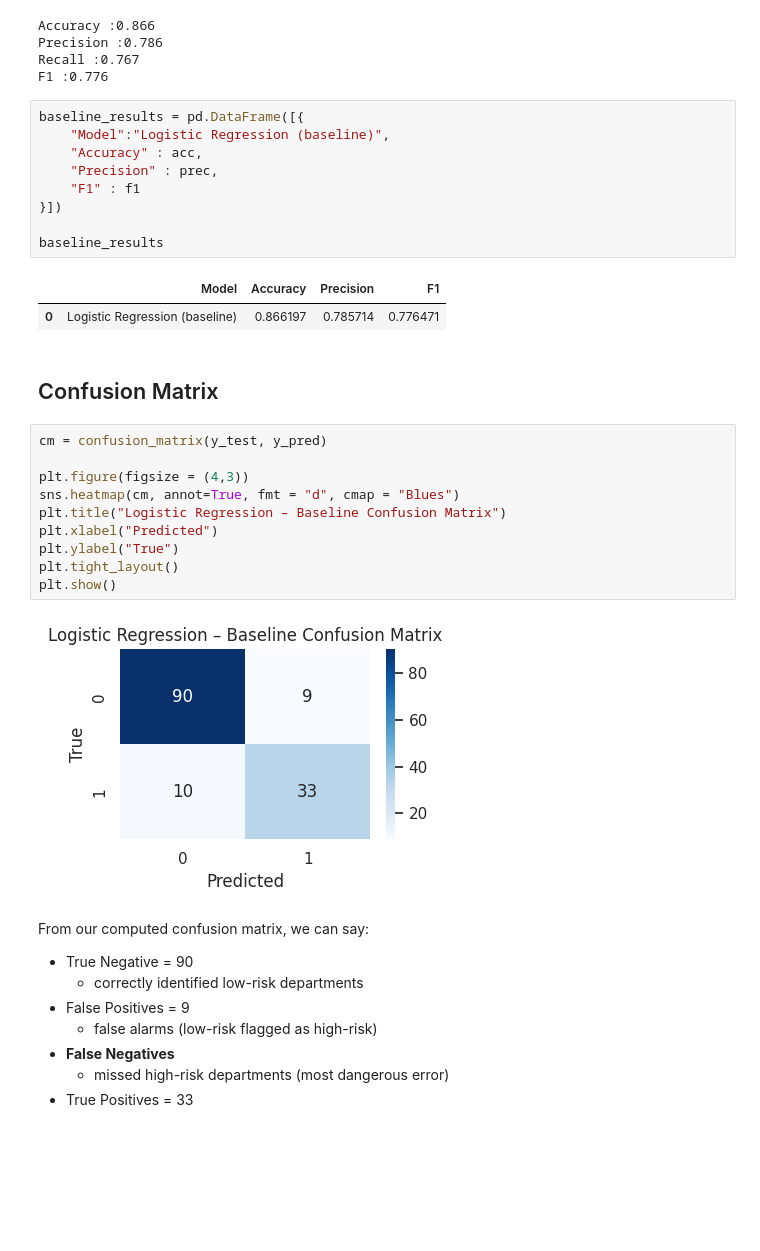
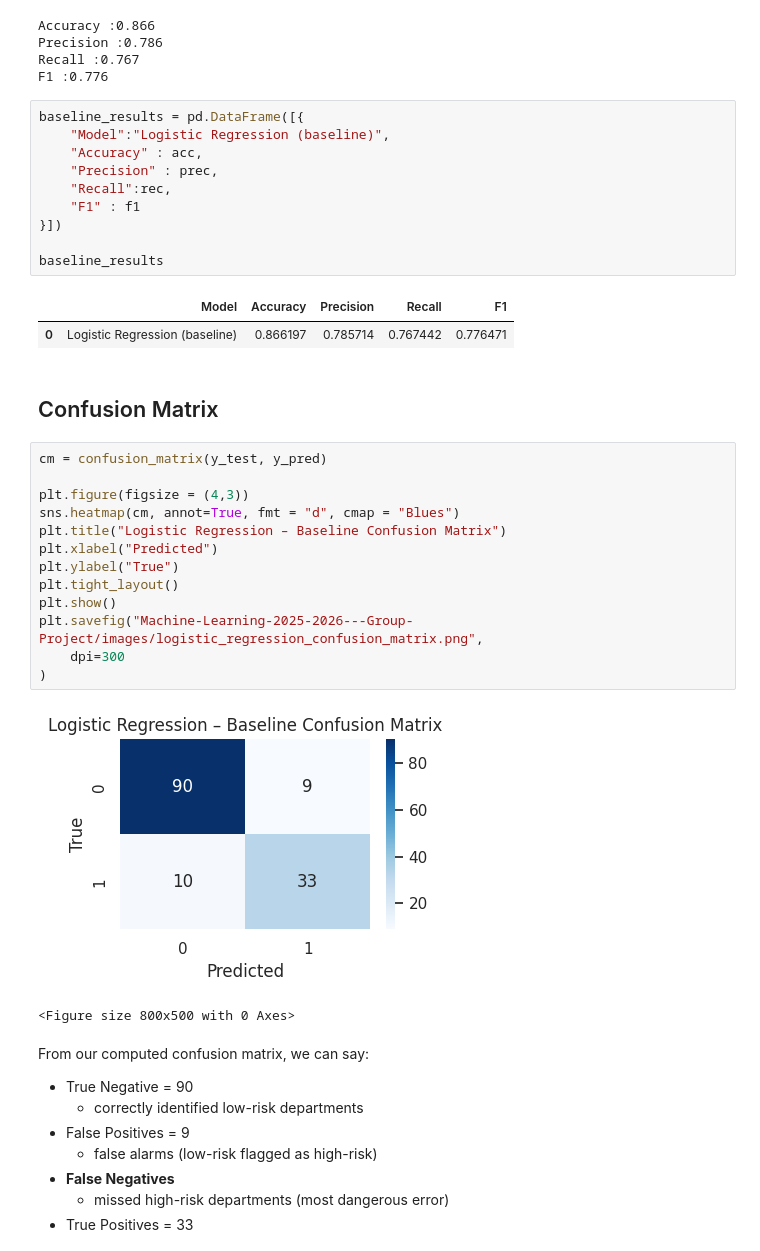
Before and after one commit to personallypetra/Machine-Learning-2025-2026---Group-Project, a Jupyter notebook: main.ipynb, the cells around one changed output. Saved outputs shown, nothing was run; the diff lists cells and outputs as text; blank space fills up the shorter version.

```diff
--- a/main.ipynb
+++ b/main.ipynb
@@ -328,15 +328,16 @@ F1 :0.776
 # %%
 baseline_results = pd.DataFrame([{
     "Model":"Logistic Regression (baseline)",
     "Accuracy" : acc,
     "Precision" : prec,
+    "Recall":rec,
     "F1" : f1
 }])
 
 baseline_results
 # %% [output]
-|  | Model | Accuracy | Precision | F1 |
-| 0 | Logistic Regression (baseline) | 0.866197 | 0.785714 | 0.776471 |
+|  | Model | Accuracy | Precision | Recall | F1 |
+| 0 | Logistic Regression (baseline) | 0.866197 | 0.785714 | 0.767442 | 0.776471 |
 # %% [markdown]
 ## Confusion Matrix
 # %%
@@ -349,8 +350,12 @@ plt.xlabel("Predicted")
 plt.ylabel("True")
 plt.tight_layout()
 plt.show()
+plt.savefig("Machine-Learning-2025-2026---Group-Project/images/logistic_regression_confusion_matrix.png",
+    dpi=300
+)
 # %% [output]
 [figure]
+<Figure size 800x500 with 0 Axes>
 # %% [markdown]
 From our computed confusion matrix, we can say:
 - True Negative = 90
```
Also changed, not shown: parts of 13 cells of this notebook.
